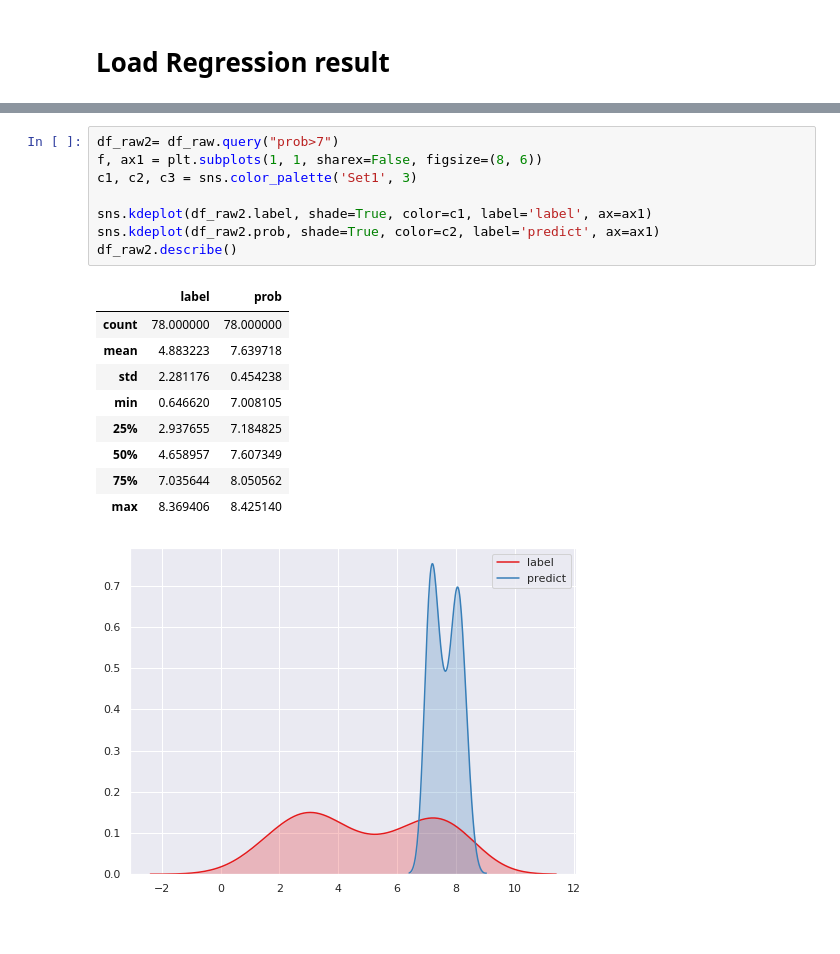
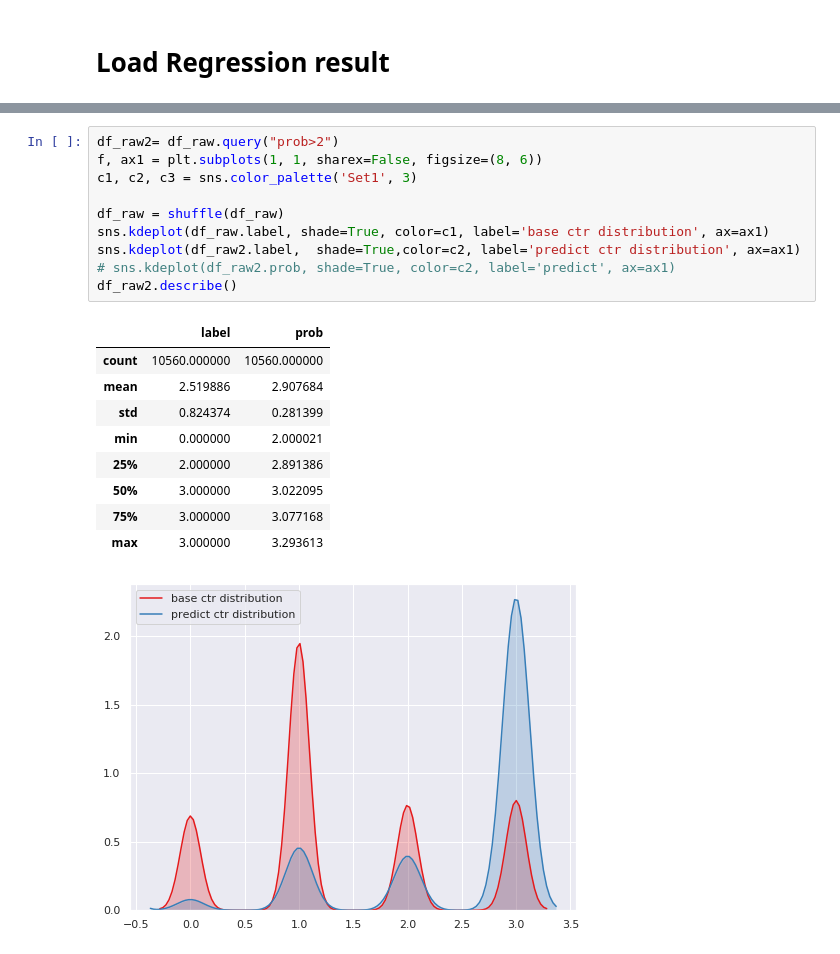
Before and after one commit to wangruichens/bert_multi_gpu, a Jupyter notebook: bert1.ipynb, the cells around one changed output, grey strips where cells are left out. Saved outputs shown, nothing was run; the diff lists cells and outputs as text.

```diff
--- a/bert1.ipynb
+++ b/bert1.ipynb
@@ -308,19 +294,21 @@ pearson:  0.6378806516749582
 # %%
-df_raw2= df_raw.query("prob>7")
+df_raw2= df_raw.query("prob>2")
 f, ax1 = plt.subplots(1, 1, sharex=False, figsize=(8, 6))
 c1, c2, c3 = sns.color_palette('Set1', 3)
 
-sns.kdeplot(df_raw2.label, shade=True, color=c1, label='label', ax=ax1)
-sns.kdeplot(df_raw2.prob, shade=True, color=c2, label='predict', ax=ax1)
+df_raw = shuffle(df_raw)
+sns.kdeplot(df_raw.label, shade=True, color=c1, label='base ctr distribution', ax=ax1)
+sns.kdeplot(df_raw2.label,  shade=True,color=c2, label='predict ctr distribution', ax=ax1)
+# sns.kdeplot(df_raw2.prob, shade=True, color=c2, label='predict', ax=ax1)
 df_raw2.describe()
 # %% [output]
 |  | label | prob |
-| count | 78.000000 | 78.000000 |
-| mean | 4.883223 | 7.639718 |
-| std | 2.281176 | 0.454238 |
-| min | 0.646620 | 7.008105 |
-| 25% | 2.937655 | 7.184825 |
-| 50% | 4.658957 | 7.607349 |
-| 75% | 7.035644 | 8.050562 |
-| max | 8.369406 | 8.425140 |
+| count | 10560.000000 | 10560.000000 |
+| mean | 2.519886 | 2.907684 |
+| std | 0.824374 | 0.281399 |
+| min | 0.000000 | 2.000021 |
+| 25% | 2.000000 | 2.891386 |
+| 50% | 3.000000 | 3.022095 |
+| 75% | 3.000000 | 3.077168 |
+| max | 3.000000 | 3.293613 |
-[figure, old version]
+[figure, new version]
```
Also changed, not shown: parts of 13 cells of this notebook.
